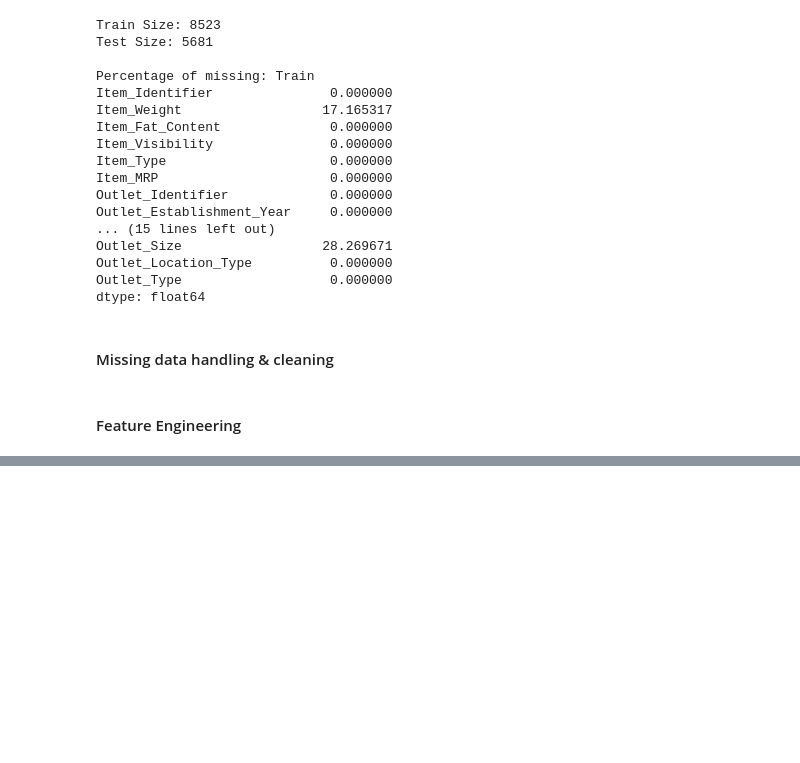
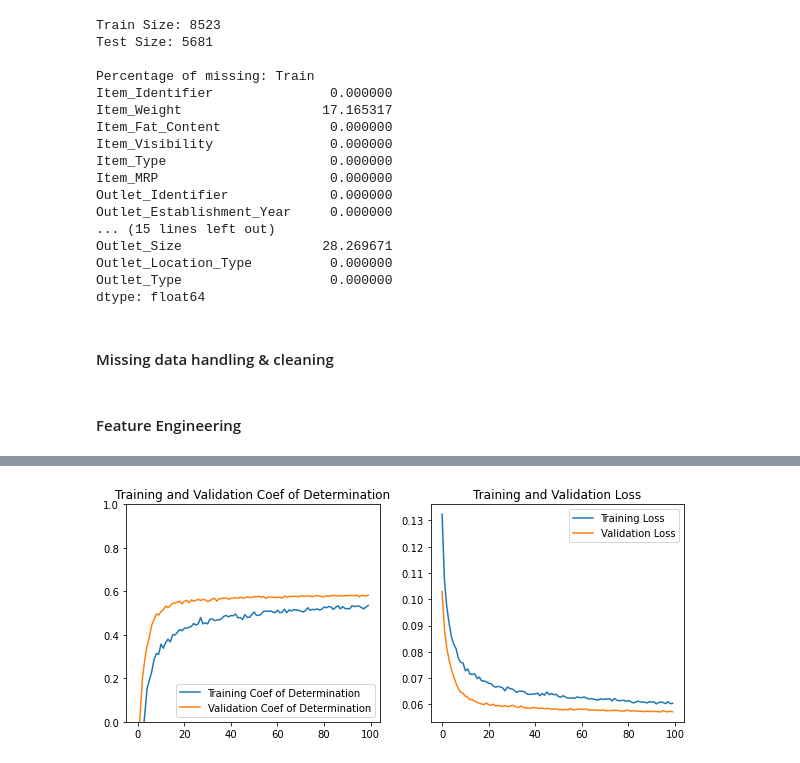
Before and after one commit to amirhossini/Tensorflow-Educational-Notebooks, a Jupyter notebook: 00-Simple_DNN_and_CNN/BigMart_Sales_Prediction.ipynb, the cells around one changed output, grey strips where cells are left out. Drawn from its saved outputs; the diff is of its cells as text; code cells hidden in the pictures; blank space fills up the shorter version.

```diff
--- a/00-Simple_DNN_and_CNN/BigMart_Sales_Prediction.ipynb
+++ b/00-Simple_DNN_and_CNN/BigMart_Sales_Prediction.ipynb
@@ -75,6 +78,23 @@ def split_data(dataframe,target_col,test_split_prop=0.2):
     y  = df[target_col]
     X_train, X_test, y_train, y_test = train_test_split(X,y,test_size=test_split_prop)
     return X_train, X_test, y_train, y_test
+
+def r2_metric(y_actual,y_predicted):
+    SS_res = K.sum(K.square( y_actual - y_predicted ))
+    SS_tot = K.sum(K.square( y_actual - K.mean(y_actual) ) )
+    return ( 1 - SS_res/(SS_tot + K.epsilon()) )
+
+def dnn_regress_model_compile(X,n_layer1=64,n_layer2=32,dropout_rate=0.2,lr=0.001):
+    model = Sequential([
+        Dense(n_layer1, activation = 'relu', input_dim = X.shape[1]),
+        Dropout(dropout_rate),
+        Dense(n_layer2, activation = 'relu'),
+        Dropout(dropout_rate),
+        Dense(1,activation = 'relu')
+    ])
+
+    model.compile(loss='mean_absolute_error', optimizer=RMSprop(learning_rate=lr),metrics=[r2_metric])
+    return model
 # %% [markdown]
 #### Read In & Stats
 # %%
@@ -137,0 +157,4 @@ n_features = len(X_train.columns)
+# %%
+ml_model = dnn_regress_model_compile(X_train,n_layer1=64,n_layer2=16,dropout_rate=0.1,lr=0.0001)
+print(ml_model.summary())
+history = ml_model.fit(X_train,y_train,validation_data=(X_val, y_val), epochs=100)
@@ -137,0 +179,19 @@ n_features = len(X_train.columns)
+# %%
+epochs_range = range(len(history.history['loss']))
+
+plt.figure(figsize=(10, 4))
+plt.subplot(1, 2, 1)
+plt.plot(epochs_range, history.history['r2_metric'], label='Training Coef of Determination')
+plt.plot(epochs_range, history.history['val_r2_metric'], label='Validation Coef of Determination')
+plt.legend(loc='lower right')
+plt.title('Training and Validation Coef of Determination')
+plt.ylim([0,1])
+
+plt.subplot(1, 2, 2)
+plt.plot(epochs_range, history.history['loss'], label='Training Loss')
+plt.plot(epochs_range, history.history['val_loss'], label='Validation Loss')
+plt.legend(loc='upper right')
+plt.title('Training and Validation Loss')
+plt.show()
+# %% [output]
+[figure, added]
```
Also changed, not shown: parts of 5 cells of this notebook.
